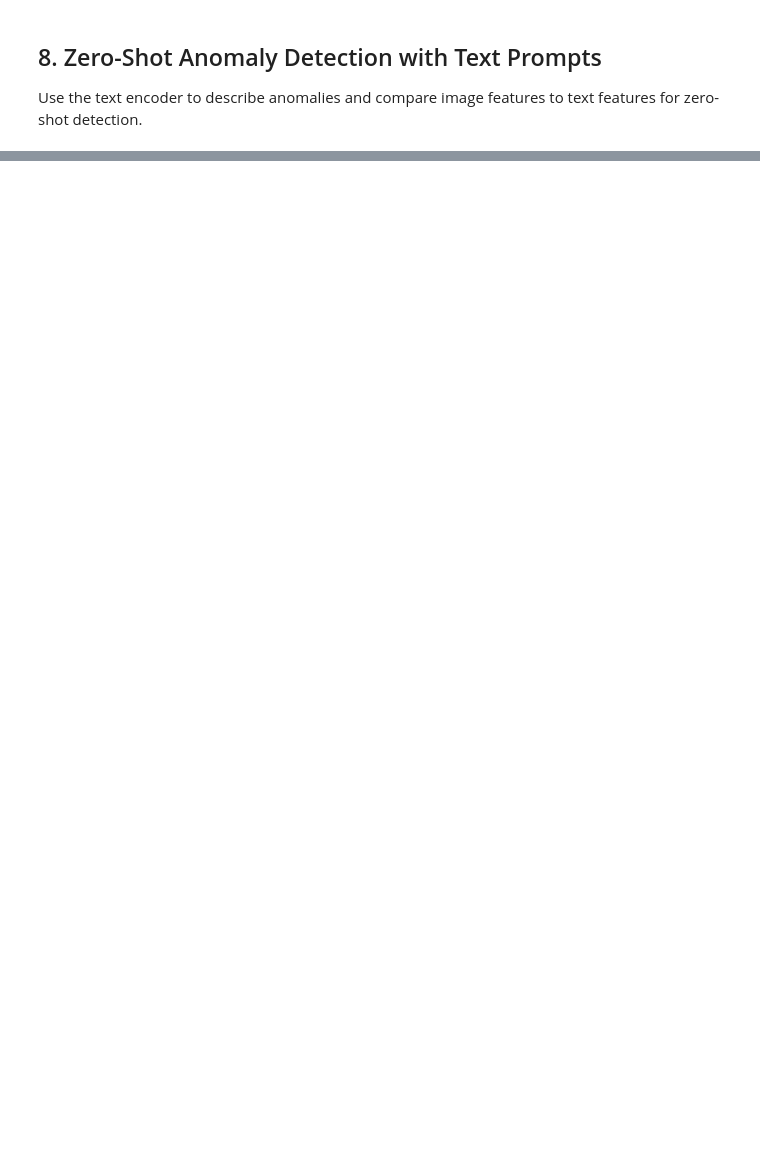
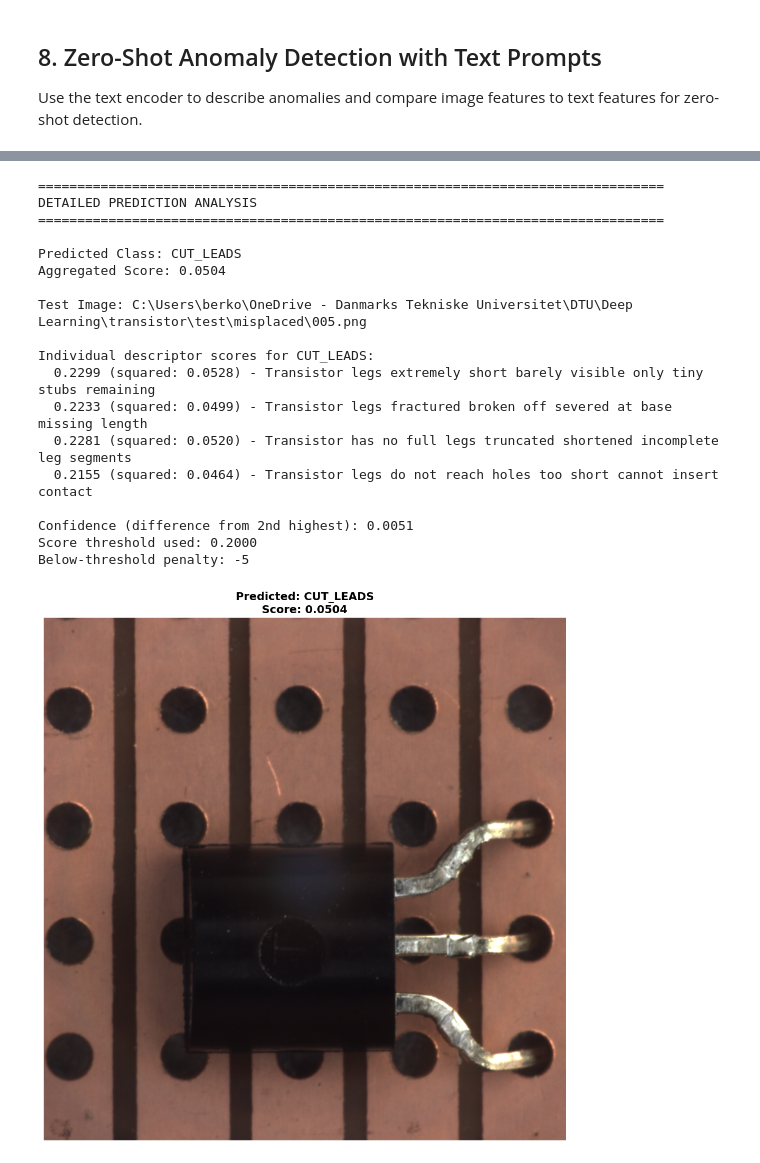
Before and after one commit to berkyoskan/zero_shot_anomaly_detection_using_DINO, a Jupyter notebook: zero_shot_try.ipynb, the cells around one changed output, grey strips where cells are left out. Saved outputs shown, nothing was run; the diff lists cells and outputs as text; code cells hidden in the pictures; blank space fills up the shorter version.

```diff
--- a/zero_shot_try.ipynb
+++ b/zero_shot_try.ipynb
@@ -575,0 +654,53 @@ Predicted class: transistor is not put in hole correctly
+# %%
+# Display detailed results for the predicted class
+print("\n" + "=" * 80)
+print("DETAILED PREDICTION ANALYSIS")
+print("=" * 80)
+print(f"\nPredicted Class: {pred_class[0]}")
+print(f"Aggregated Score: {pred_class[1]:.4f}")
+print(f"\nTest Image: {test_image_path}")
+
+# Show individual descriptor scores for the predicted class
+pred_class_name = pred_class[0]
+pred_class_idx = class_names.index(pred_class_name)
+pred_class_desc_indices = [i for i, c in enumerate(class_mapping) if c == pred_class_idx]
+
+print(f"\nIndividual descriptor scores for {pred_class_name}:")
+for idx in pred_class_desc_indices:
+    print(f"  {similarities[idx]:.4f} (squared: {similarities_squared[idx]:.4f}) - {all_descriptions[idx]}")
+
+# Display confidence metrics
+scores_list = list(class_scores.values())
+scores_sorted = sorted(scores_list, reverse=True)
+confidence = scores_sorted[0] - scores_sorted[1] if len(scores_sorted) > 1 else scores_sorted[0]
+print(f"\nConfidence (difference from 2nd highest): {confidence:.4f}")
+print(f"Score threshold used: {SCORE_THRESHOLD:.4f}")
+print(f"Below-threshold penalty: {BELOW_THRESHOLD_PENALTY}")
+
+# Visualize the image with prediction
+plt.figure(figsize=(10, 10))
+plt.imshow(image)
+plt.title(f"Predicted: {pred_class[0]}\nScore: {pred_class[1]:.4f}", fontsize=14, fontweight='bold')
+plt.axis('off')
+plt.tight_layout()
+plt.show()
+# %% [output]
+================================================================================
+DETAILED PREDICTION ANALYSIS
+================================================================================
+
+Predicted Class: CUT_LEADS
+Aggregated Score: 0.0504
+
+Test Image: C:\Users\berko\OneDrive - Danmarks Tekniske Universitet\DTU\Deep Learning\transistor\test\misplaced\005.png
+
+Individual descriptor scores for CUT_LEADS:
+  0.2299 (squared: 0.0528) - Transistor legs extremely short barely visible only tiny stubs remaining
+  0.2233 (squared: 0.0499) - Transistor legs fractured broken off severed at base missing length
+  0.2281 (squared: 0.0520) - Transistor has no full legs truncated shortened incomplete leg segments
+  0.2155 (squared: 0.0464) - Transistor legs do not reach holes too short cannot insert contact
+
+Confidence (difference from 2nd highest): 0.0051
+Score threshold used: 0.2000
+Below-threshold penalty: -5
+[figure, added]
```
Also changed, not shown: parts of 2 cells of this notebook, 1 other file.
